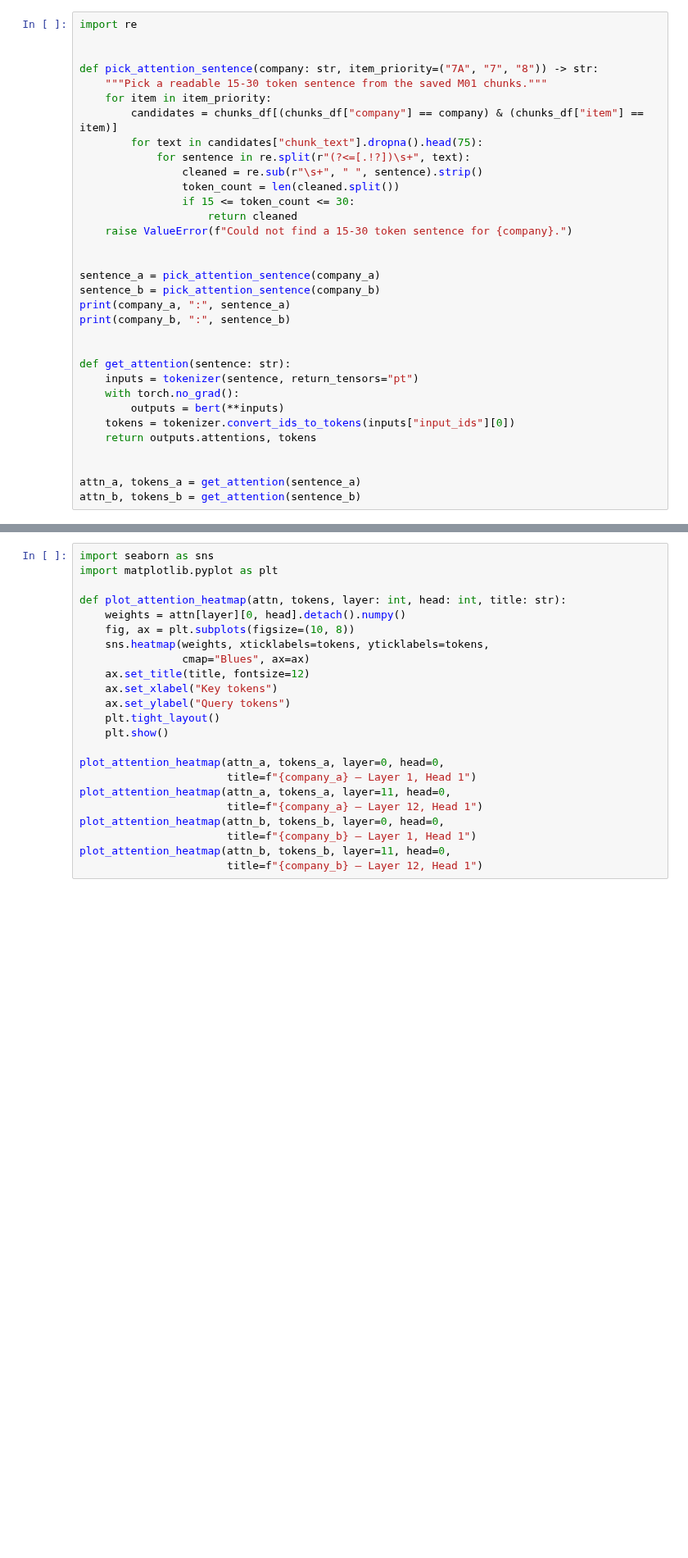
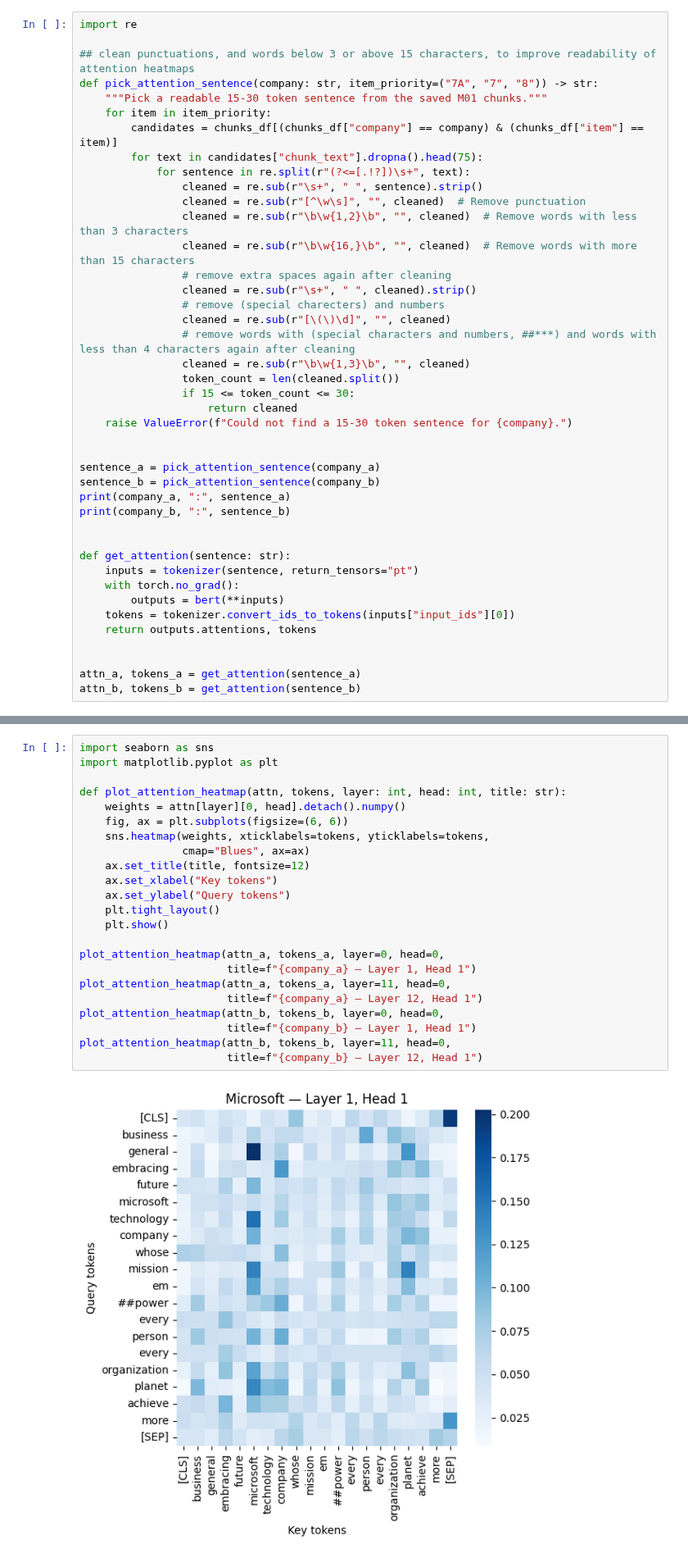
Before and after one commit to BostonAnalytics/AD698-generative-ai-for-BA, a Jupyter notebook: deliverables-solutions/Assignments/M04_A_sol.ipynb, the cells around one changed output, grey strips where cells are left out. Shown at 82% size. Saved outputs shown, nothing was run; the diff lists cells and outputs as text; blank space fills up the shorter version.

```diff
--- a/deliverables-solutions/Assignments/M04_A_sol.ipynb
+++ b/deliverables-solutions/Assignments/M04_A_sol.ipynb
@@ -193,7 +139,7 @@ Select one matched sentence pair — one sentence from Company A's Item 7 or Ite
 # %%
 import re
 
-
+## clean punctuations, and words below 3 or above 15 characters, to improve readability of attention heatmaps
 def pick_attention_sentence(company: str, item_priority=("7A", "7", "8")) -> str:
     """Pick a readable 15-30 token sentence from the saved M01 chunks."""
     for item in item_priority:
@@ -201,6 +147,15 @@ def pick_attention_sentence(company: str, item_priority=("7A", "7", "8")) -> str
         for text in candidates["chunk_text"].dropna().head(75):
             for sentence in re.split(r"(?<=[.!?])\s+", text):
                 cleaned = re.sub(r"\s+", " ", sentence).strip()
+                cleaned = re.sub(r"[^\w\s]", "", cleaned)  # Remove punctuation
+                cleaned = re.sub(r"\b\w{1,2}\b", "", cleaned)  # Remove words with less than 3 characters
+                cleaned = re.sub(r"\b\w{16,}\b", "", cleaned)  # Remove words with more than 15 characters
+                # remove extra spaces again after cleaning
+                cleaned = re.sub(r"\s+", " ", cleaned).strip()
+                # remove (special charecters) and numbers
+                cleaned = re.sub(r"[\(\)\d]", "", cleaned)
+                # remove words with (special characters and numbers, ##***) and words with less than 4 characters again after cleaning
+                cleaned = re.sub(r"\b\w{1,3}\b", "", cleaned)
                 token_count = len(cleaned.split())
                 if 15 <= token_count <= 30:
                     return cleaned
@@ -246,23 +226,25 @@ Plot four heatmaps: Company A (Layer 1, Head 1), Company A (Layer 12, Head 1), C
 # %%
 import seaborn as sns
 import matplotlib.pyplot as plt
 
 def plot_attention_heatmap(attn, tokens, layer: int, head: int, title: str):
     weights = attn[layer][0, head].detach().numpy()
-    fig, ax = plt.subplots(figsize=(10, 8))
+    fig, ax = plt.subplots(figsize=(6, 6))
     sns.heatmap(weights, xticklabels=tokens, yticklabels=tokens,
                 cmap="Blues", ax=ax)
     ax.set_title(title, fontsize=12)
     ax.set_xlabel("Key tokens")
     ax.set_ylabel("Query tokens")
     plt.tight_layout()
     plt.show()
 
 plot_attention_heatmap(attn_a, tokens_a, layer=0, head=0,
                        title=f"{company_a} — Layer 1, Head 1")
 plot_attention_heatmap(attn_a, tokens_a, layer=11, head=0,
                        title=f"{company_a} — Layer 12, Head 1")
 plot_attention_heatmap(attn_b, tokens_b, layer=0, head=0,
                        title=f"{company_b} — Layer 1, Head 1")
 plot_attention_heatmap(attn_b, tokens_b, layer=11, head=0,
                        title=f"{company_b} — Layer 12, Head 1")
+# %% [output]
+[figure, added]
```
Also changed, not shown: parts of 8 cells of this notebook, 24 other files.
